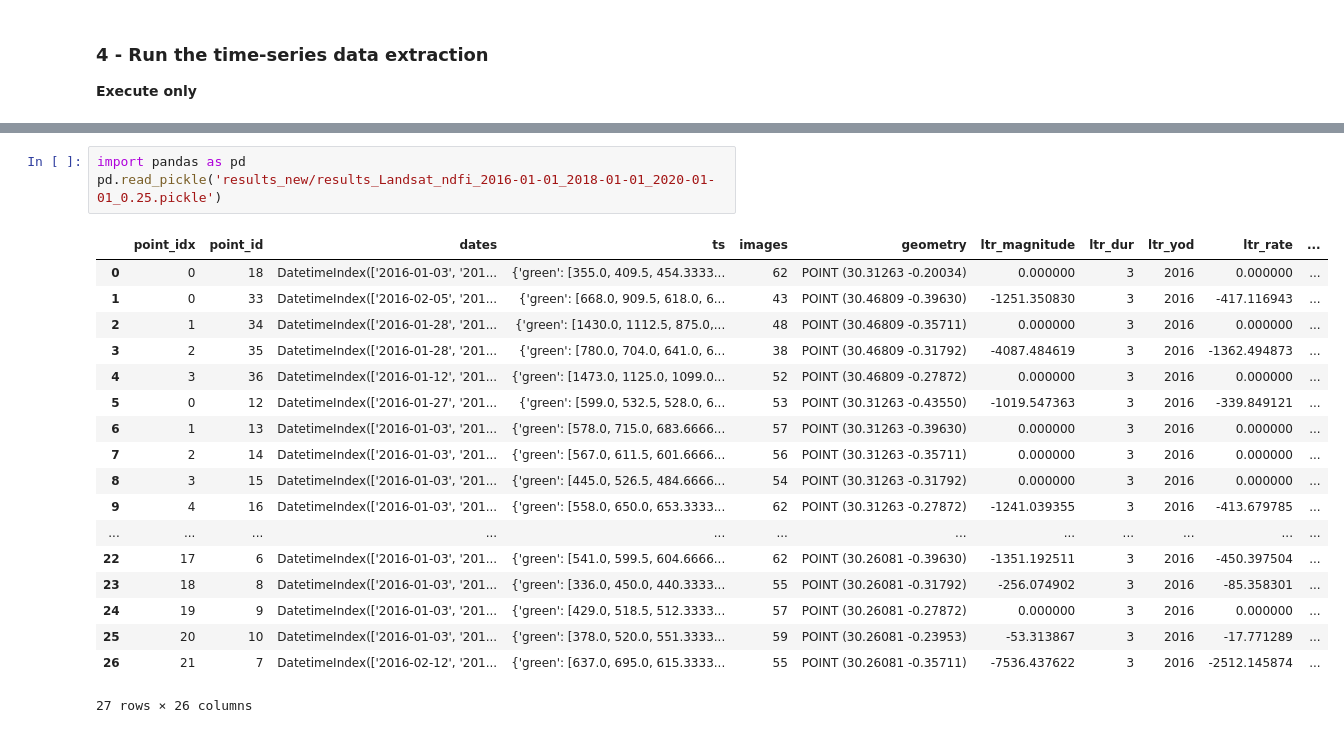
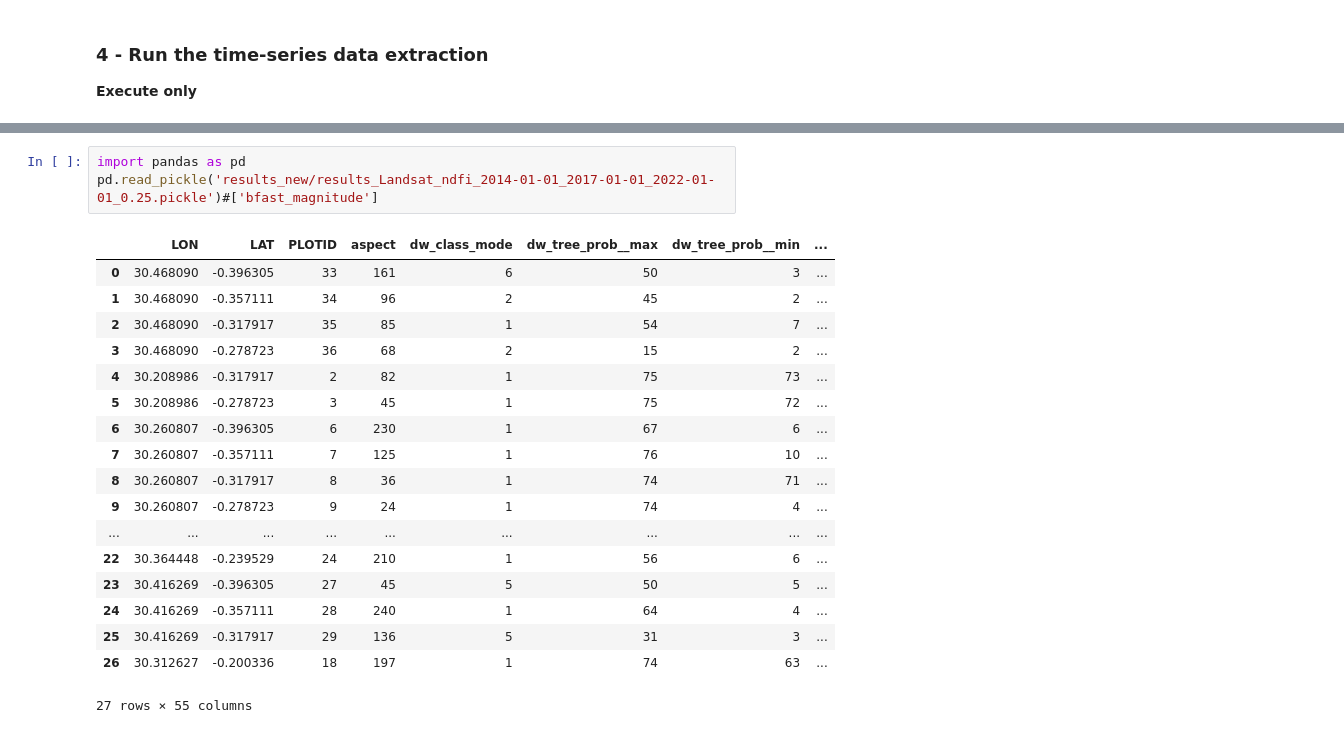
Before and after one commit to lecrabe/sbae_point_analysis_CIV, a Jupyter notebook: 02_extract_ts.ipynb, the cells around one changed output, grey strips where cells are left out. Saved outputs shown, nothing was run; the diff lists cells and outputs as text.

```diff
--- a/02_extract_ts.ipynb
+++ b/02_extract_ts.ipynb
@@ -221,23 +233,23 @@ To enable them in other operations, rebuild TensorFlow with the appropriate comp
  Processing has been finished successfully. Check for final_results files in your output directory.
 # %%
 import pandas as pd
-pd.read_pickle('results_new/results_Landsat_ndfi_2016-01-01_2018-01-01_2020-01-01_0.25.pickle')
+pd.read_pickle('results_new/results_Landsat_ndfi_2014-01-01_2017-01-01_2022-01-01_0.25.pickle')#['bfast_magnitude']
 # %% [output]
-|  | point_idx | point_id | dates | ts | images | geometry | ltr_magnitude | ltr_dur | ltr_yod | ltr_rate | ... |
-| 0 | 0 | 18 | DatetimeIndex(['2016-01-03', '201... | {'green': [355.0, 409.5, 454.3333... | 62 | POINT (30.31263 -0.20034) | 0.000000 | 3 | 2016 | 0.000000 | ... |
-| 1 | 0 | 33 | DatetimeIndex(['2016-02-05', '201... | {'green': [668.0, 909.5, 618.0, 6... | 43 | POINT (30.46809 -0.39630) | -1251.350830 | 3 | 2016 | -417.116943 | ... |
-| 2 | 1 | 34 | DatetimeIndex(['2016-01-28', '201... | {'green': [1430.0, 1112.5, 875.0,... | 48 | POINT (30.46809 -0.35711) | 0.000000 | 3 | 2016 | 0.000000 | ... |
-| 3 | 2 | 35 | DatetimeIndex(['2016-01-28', '201... | {'green': [780.0, 704.0, 641.0, 6... | 38 | POINT (30.46809 -0.31792) | -4087.484619 | 3 | 2016 | -1362.494873 | ... |
-| 4 | 3 | 36 | DatetimeIndex(['2016-01-12', '201... | {'green': [1473.0, 1125.0, 1099.0... | 52 | POINT (30.46809 -0.27872) | 0.000000 | 3 | 2016 | 0.000000 | ... |
-| 5 | 0 | 12 | DatetimeIndex(['2016-01-27', '201... | {'green': [599.0, 532.5, 528.0, 6... | 53 | POINT (30.31263 -0.43550) | -1019.547363 | 3 | 2016 | -339.849121 | ... |
-| 6 | 1 | 13 | DatetimeIndex(['2016-01-03', '201... | {'green': [578.0, 715.0, 683.6666... | 57 | POINT (30.31263 -0.39630) | 0.000000 | 3 | 2016 | 0.000000 | ... |
-| 7 | 2 | 14 | DatetimeIndex(['2016-01-03', '201... | {'green': [567.0, 611.5, 601.6666... | 56 | POINT (30.31263 -0.35711) | 0.000000 | 3 | 2016 | 0.000000 | ... |
-| 8 | 3 | 15 | DatetimeIndex(['2016-01-03', '201... | {'green': [445.0, 526.5, 484.6666... | 54 | POINT (30.31263 -0.31792) | 0.000000 | 3 | 2016 | 0.000000 | ... |
-| 9 | 4 | 16 | DatetimeIndex(['2016-01-03', '201... | {'green': [558.0, 650.0, 653.3333... | 62 | POINT (30.31263 -0.27872) | -1241.039355 | 3 | 2016 | -413.679785 | ... |
-| ... | ... | ... | ... | ... | ... | ... | ... | ... | ... | ... | ... |
-| 22 | 17 | 6 | DatetimeIndex(['2016-01-03', '201... | {'green': [541.0, 599.5, 604.6666... | 62 | POINT (30.26081 -0.39630) | -1351.192511 | 3 | 2016 | -450.397504 | ... |
-| 23 | 18 | 8 | DatetimeIndex(['2016-01-03', '201... | {'green': [336.0, 450.0, 440.3333... | 55 | POINT (30.26081 -0.31792) | -256.074902 | 3 | 2016 | -85.358301 | ... |
-| 24 | 19 | 9 | DatetimeIndex(['2016-01-03', '201... | {'green': [429.0, 518.5, 512.3333... | 57 | POINT (30.26081 -0.27872) | 0.000000 | 3 | 2016 | 0.000000 | ... |
-| 25 | 20 | 10 | DatetimeIndex(['2016-01-03', '201... | {'green': [378.0, 520.0, 551.3333... | 59 | POINT (30.26081 -0.23953) | -53.313867 | 3 | 2016 | -17.771289 | ... |
-| 26 | 21 | 7 | DatetimeIndex(['2016-02-12', '201... | {'green': [637.0, 695.0, 615.3333... | 55 | POINT (30.26081 -0.35711) | -7536.437622 | 3 | 2016 | -2512.145874 | ... |
+|  | LON | LAT | PLOTID | aspect | dw_class_mode | dw_tree_prob__max | dw_tree_prob__min | ... |
+| 0 | 30.468090 | -0.396305 | 33 | 161 | 6 | 50 | 3 | ... |
+| 1 | 30.468090 | -0.357111 | 34 | 96 | 2 | 45 | 2 | ... |
+| 2 | 30.468090 | -0.317917 | 35 | 85 | 1 | 54 | 7 | ... |
+| 3 | 30.468090 | -0.278723 | 36 | 68 | 2 | 15 | 2 | ... |
+| 4 | 30.208986 | -0.317917 | 2 | 82 | 1 | 75 | 73 | ... |
+| 5 | 30.208986 | -0.278723 | 3 | 45 | 1 | 75 | 72 | ... |
+| 6 | 30.260807 | -0.396305 | 6 | 230 | 1 | 67 | 6 | ... |
+| 7 | 30.260807 | -0.357111 | 7 | 125 | 1 | 76 | 10 | ... |
+| 8 | 30.260807 | -0.317917 | 8 | 36 | 1 | 74 | 71 | ... |
+| 9 | 30.260807 | -0.278723 | 9 | 24 | 1 | 74 | 4 | ... |
+| ... | ... | ... | ... | ... | ... | ... | ... | ... |
+| 22 | 30.364448 | -0.239529 | 24 | 210 | 1 | 56 | 6 | ... |
+| 23 | 30.416269 | -0.396305 | 27 | 45 | 5 | 50 | 5 | ... |
+| 24 | 30.416269 | -0.357111 | 28 | 240 | 1 | 64 | 4 | ... |
+| 25 | 30.416269 | -0.317917 | 29 | 136 | 5 | 31 | 3 | ... |
+| 26 | 30.312627 | -0.200336 | 18 | 197 | 1 | 74 | 63 | ... |
-27 rows × 26 columns
+27 rows × 55 columns
```
Also changed, not shown: parts of 4 cells of this notebook, 6 other files.
